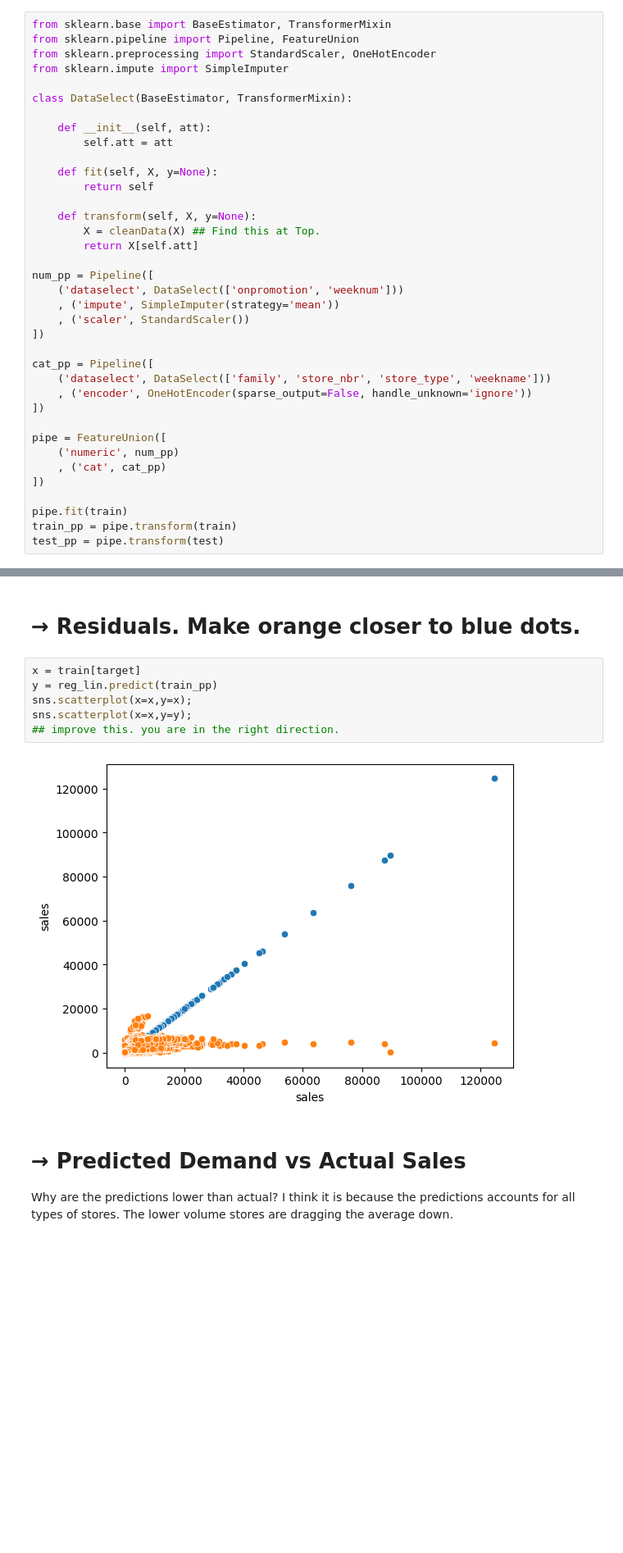
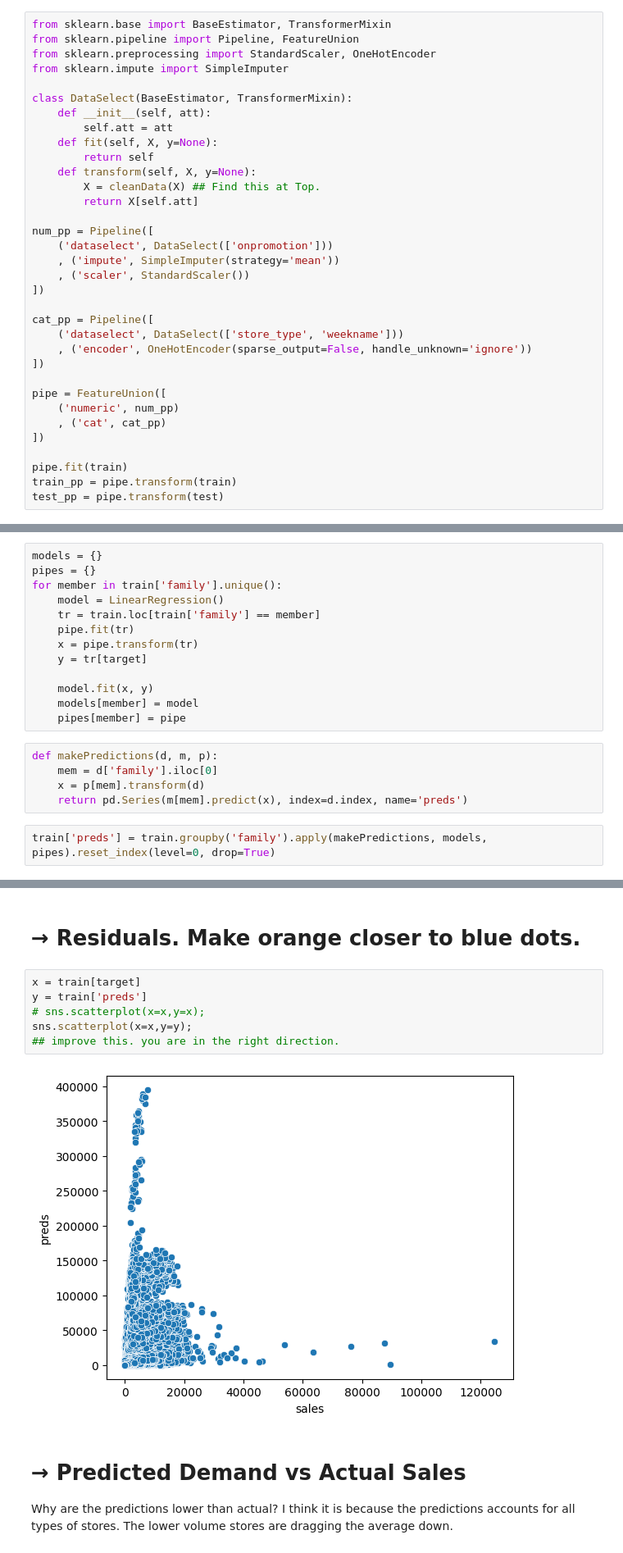
Before and after one commit to cmd-master/store-sales, a Jupyter notebook: store-sales.ipynb, the cells around one changed output, grey strips where cells are left out. Shown at 82% size. Drawn from its saved outputs; the diff is of its cells as text; blank space fills up the shorter version.

Commit message:
Kaggle Notebook | Store Sales. Linear Regression. [1.98395] | Version 27

```diff
--- a/store-sales.ipynb
+++ b/store-sales.ipynb
@@ -180,25 +179,22 @@ from sklearn.preprocessing import StandardScaler, OneHotEncoder
 from sklearn.impute import SimpleImputer
 
 class DataSelect(BaseEstimator, TransformerMixin):
-
     def __init__(self, att):
         self.att = att
-
     def fit(self, X, y=None):
         return self
-
     def transform(self, X, y=None):
         X = cleanData(X) ## Find this at Top.
         return X[self.att]
 
 num_pp = Pipeline([
-    ('dataselect', DataSelect(['onpromotion', 'weeknum']))
+    ('dataselect', DataSelect(['onpromotion']))
     , ('impute', SimpleImputer(strategy='mean'))
     , ('scaler', StandardScaler())
 ])
 
 cat_pp = Pipeline([
-    ('dataselect', DataSelect(['family', 'store_nbr', 'store_type', 'weekname']))
+    ('dataselect', DataSelect(['store_type', 'weekname']))
     , ('encoder', OneHotEncoder(sparse_output=False, handle_unknown='ignore'))
 ])
 
@@ -219,0 +221,20 @@ from sklearn.model_selection import cross_val_score
+# %%
+models = {}
+pipes = {}
+for member in train['family'].unique():
+    model = LinearRegression()
+    tr = train.loc[train['family'] == member]
+    pipe.fit(tr)
+    x = pipe.transform(tr)
+    y = tr[target]
+
+    model.fit(x, y)
+    models[member] = model
+    pipes[member] = pipe
+# %%
+def makePredictions(d, m, p):
+    mem = d['family'].iloc[0]
+    x = p[mem].transform(d)
+    return pd.Series(m[mem].predict(x), index=d.index, name='preds')
+# %%
+train['preds'] = train.groupby('family').apply(makePredictions, models, pipes).reset_index(level=0, drop=True)
@@ -230,12 +265,12 @@ np.sqrt(
 # → Residuals. Make orange closer to blue dots.
 # %%
 x = train[target]
-y = reg_lin.predict(train_pp)
-sns.scatterplot(x=x,y=x);
+y = train['preds']
+# sns.scatterplot(x=x,y=x);
 sns.scatterplot(x=x,y=y);
 ## improve this. you are in the right direction.
 # %% [output]
-[figure, old version]
+[figure, new version]
 # %% [markdown]
 # → Predicted Demand vs Actual Sales
 Why are the predictions lower than actual? I think it is because the predictions accounts for all types of stores. The lower volume stores are dragging the average down.
```
Also changed, not shown: parts of 11 cells of this notebook.
